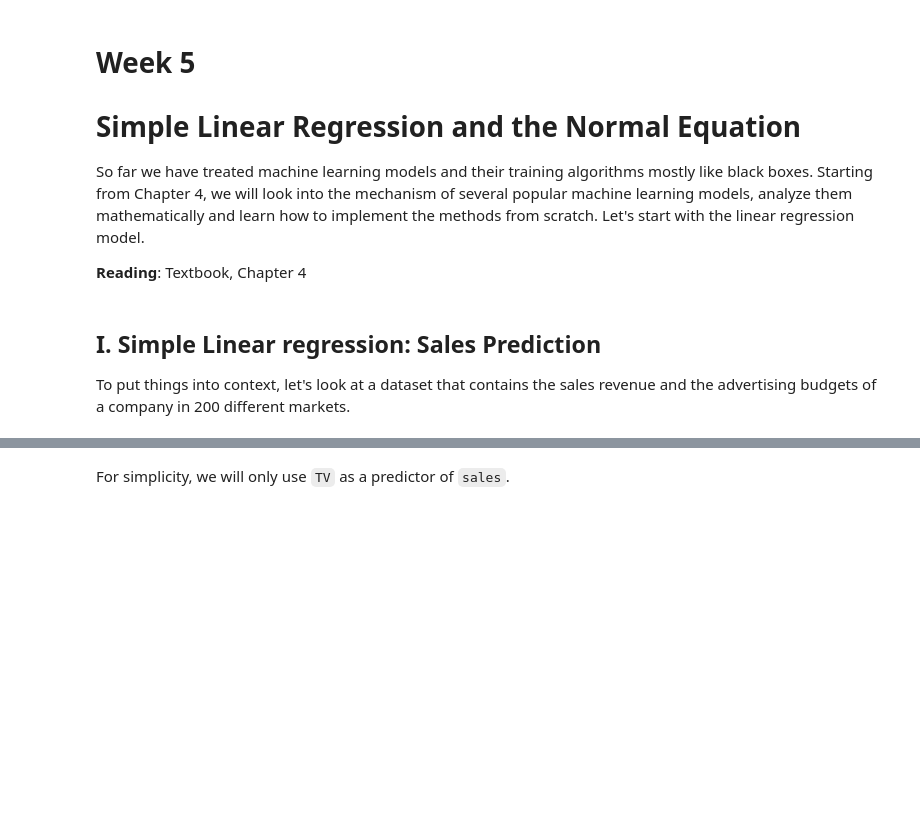
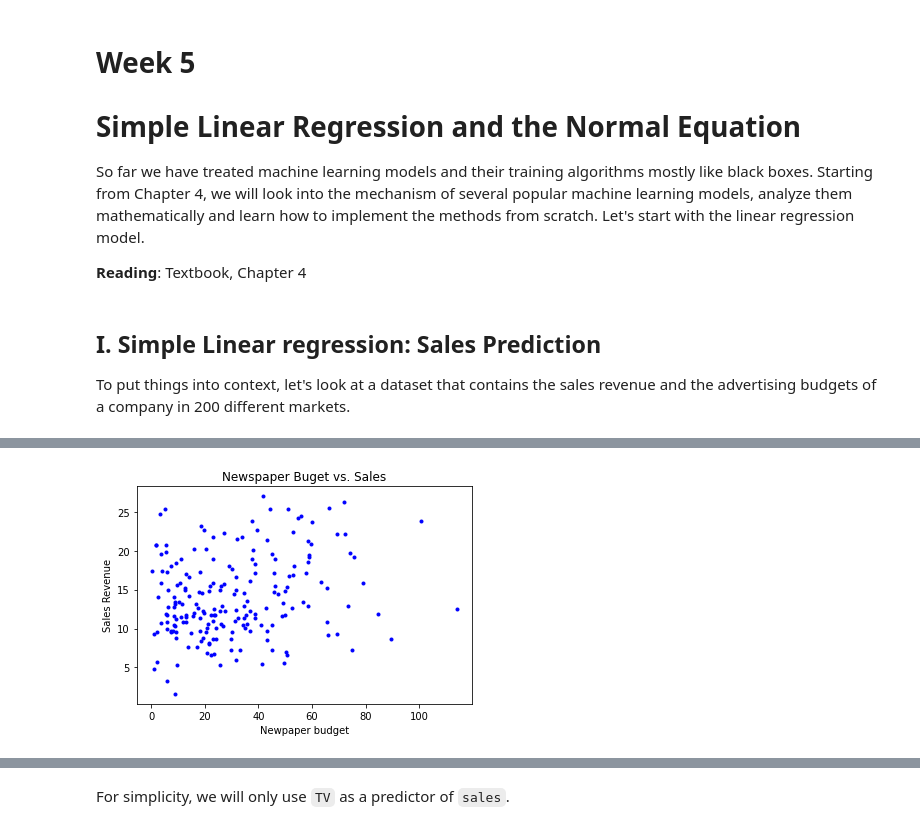
Before and after one commit to ch00226855/CMP414765Spring2022, a Jupyter notebook: Week05_LinearRegression.ipynb, the cells around one changed output, grey strips where cells are left out. Cells and saved outputs as stored; diff of their text form; code cells hidden in the pictures; blank space fills up the shorter version.

```diff
--- a/Week05_LinearRegression.ipynb
+++ b/Week05_LinearRegression.ipynb
@@ -42,0 +81,11 @@ plt.show() # this is needed in other Python environments
+# %%
+# Exercise:
+# plot newspaper vs. sales
+
+plt.plot(advertising['newspaper'], advertising['sales'], 'b.')
+plt.title("Newspaper Buget vs. Sales")
+plt.xlabel("Newpaper budget")
+plt.ylabel("Sales Revenue")
+plt.savefig("NewspaperVsSales.png")
+# %% [output]
+[figure, added]
```
Also changed, not shown: parts of 19 cells of this notebook.
